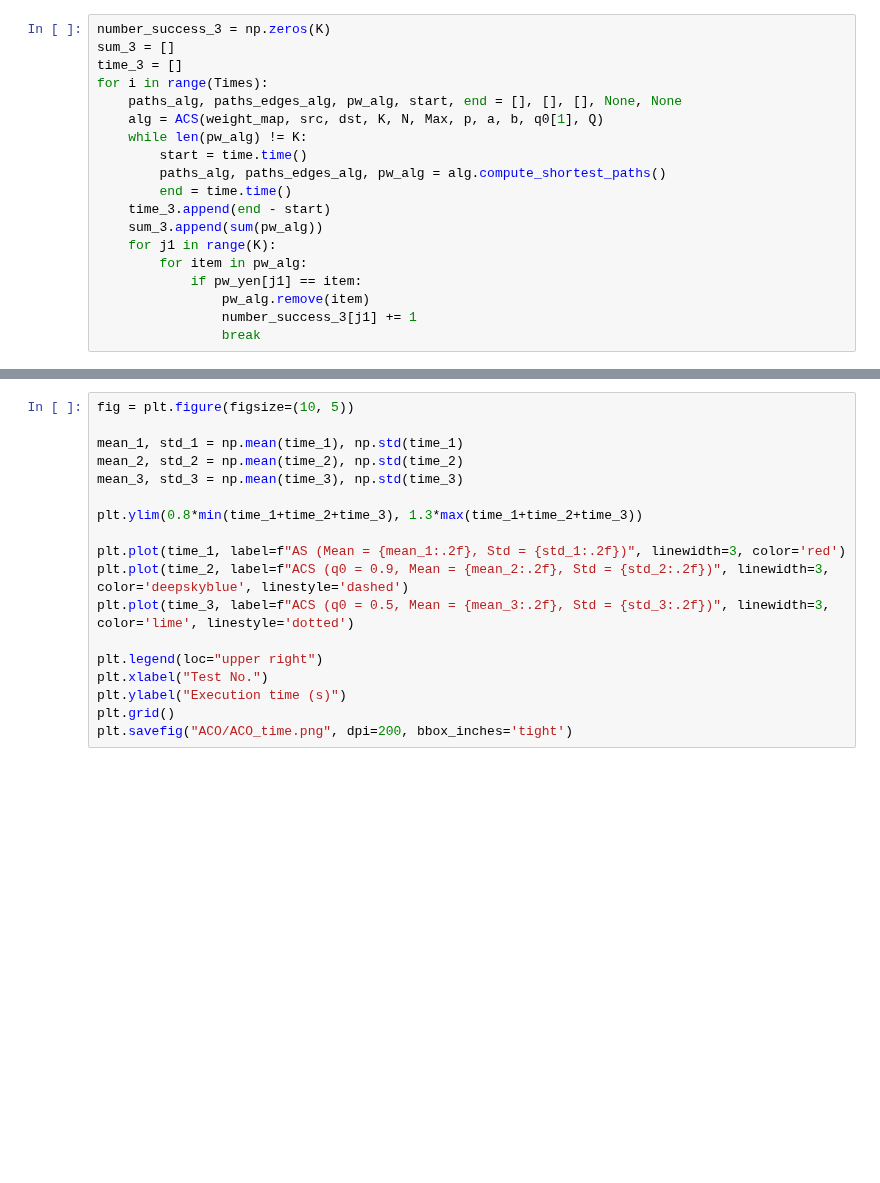
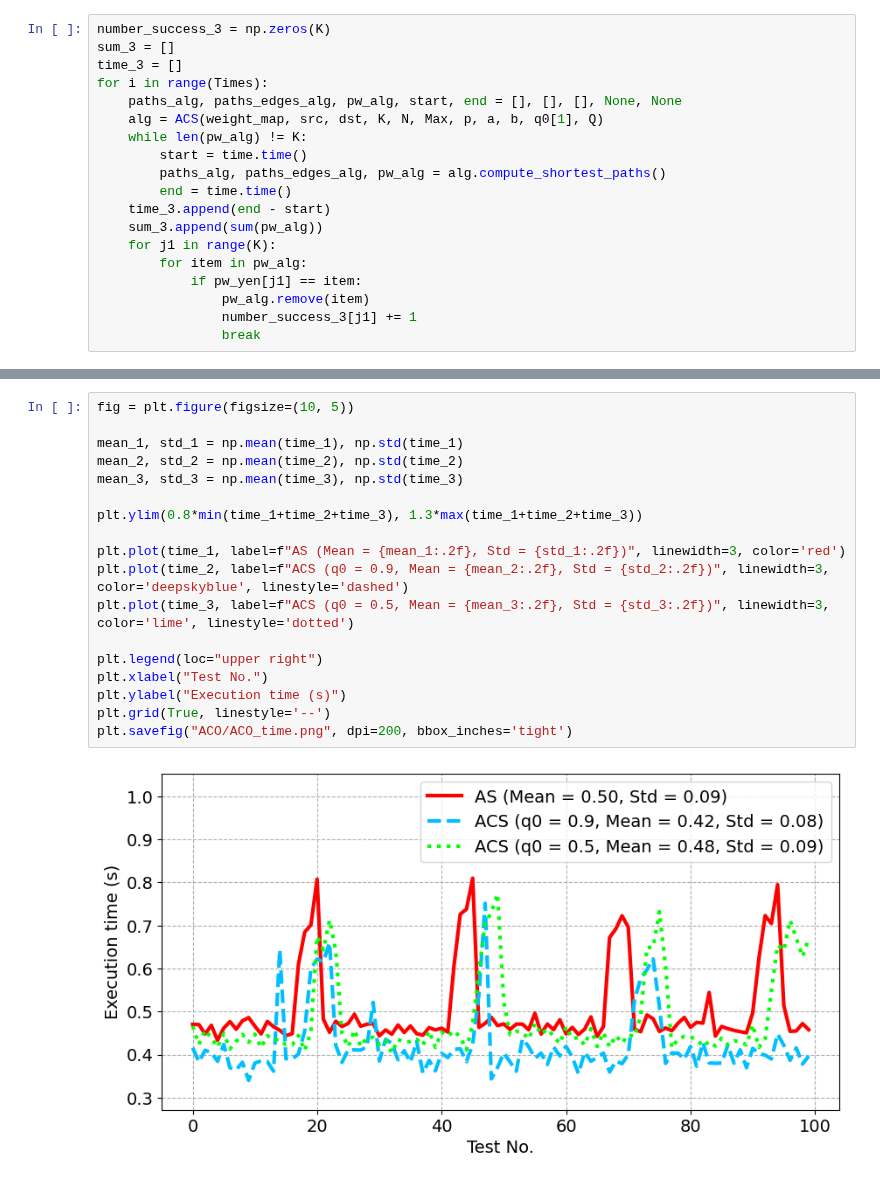
Before and after one commit to nguyenvantin971996/SDN_PyQt5, a Jupyter notebook: ryu_controller/ACO.ipynb, the cells around one changed output, grey strips where cells are left out. Cells and saved outputs as stored; diff of their text form; blank space fills up the shorter version.

```diff
--- a/ryu_controller/ACO.ipynb
+++ b/ryu_controller/ACO.ipynb
@@ -162,19 +168,21 @@ plt.savefig("ACO/ACO_sum.png", dpi=200, bbox_inches='tight')
 # %%
 fig = plt.figure(figsize=(10, 5))
 
 mean_1, std_1 = np.mean(time_1), np.std(time_1)
 mean_2, std_2 = np.mean(time_2), np.std(time_2)
 mean_3, std_3 = np.mean(time_3), np.std(time_3)
 
 plt.ylim(0.8*min(time_1+time_2+time_3), 1.3*max(time_1+time_2+time_3))
 
 plt.plot(time_1, label=f"AS (Mean = {mean_1:.2f}, Std = {std_1:.2f})", linewidth=3, color='red')
 plt.plot(time_2, label=f"ACS (q0 = 0.9, Mean = {mean_2:.2f}, Std = {std_2:.2f})", linewidth=3, color='deepskyblue', linestyle='dashed')
 plt.plot(time_3, label=f"ACS (q0 = 0.5, Mean = {mean_3:.2f}, Std = {std_3:.2f})", linewidth=3, color='lime', linestyle='dotted')
 
 plt.legend(loc="upper right")
 plt.xlabel("Test No.")
 plt.ylabel("Execution time (s)")
-plt.grid()
+plt.grid(True, linestyle='--')
 plt.savefig("ACO/ACO_time.png", dpi=200, bbox_inches='tight')
+# %% [output]
+[figure, added]
 # %%
```
Also changed, not shown: parts of 7 cells of this notebook.
